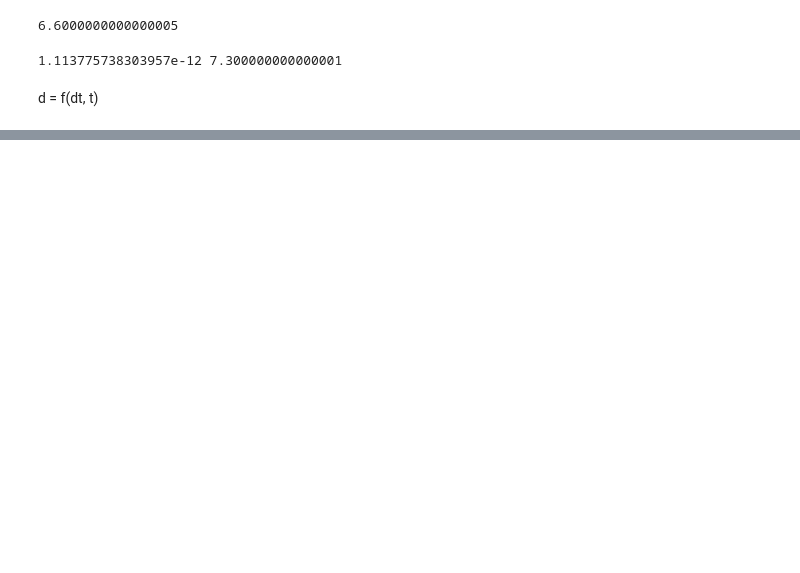
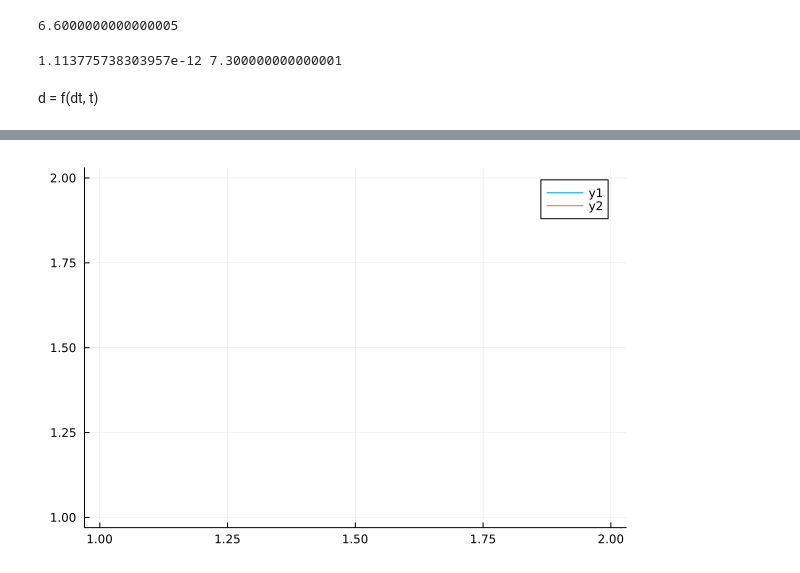
Before and after one commit to eiralarsson/Lorentz-System-Degree-Project, a Jupyter notebook: Numerical-Solvers/correlationfitting.ipynb, the cells around one changed output, grey strips where cells are left out. Drawn from its saved outputs; the diff is of its cells as text; code cells hidden in the pictures; blank space fills up the shorter version.

```diff
--- a/Numerical-Solvers/correlationfitting.ipynb
+++ b/Numerical-Solvers/correlationfitting.ipynb
@@ -62,0 +100,4 @@ plot(v)
+# %%
+plot([1, 2], [1, 2])
+# %% [output]
+[figure, added]
```
Also changed, not shown: parts of 8 cells of this notebook.
